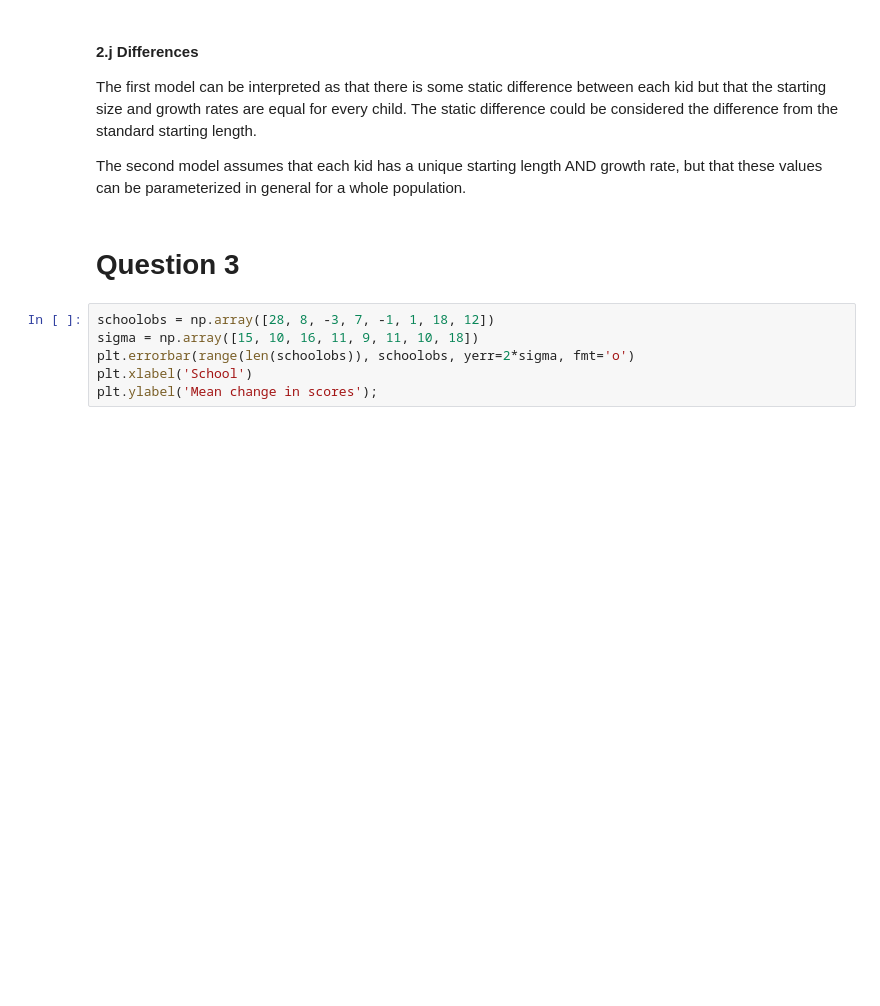
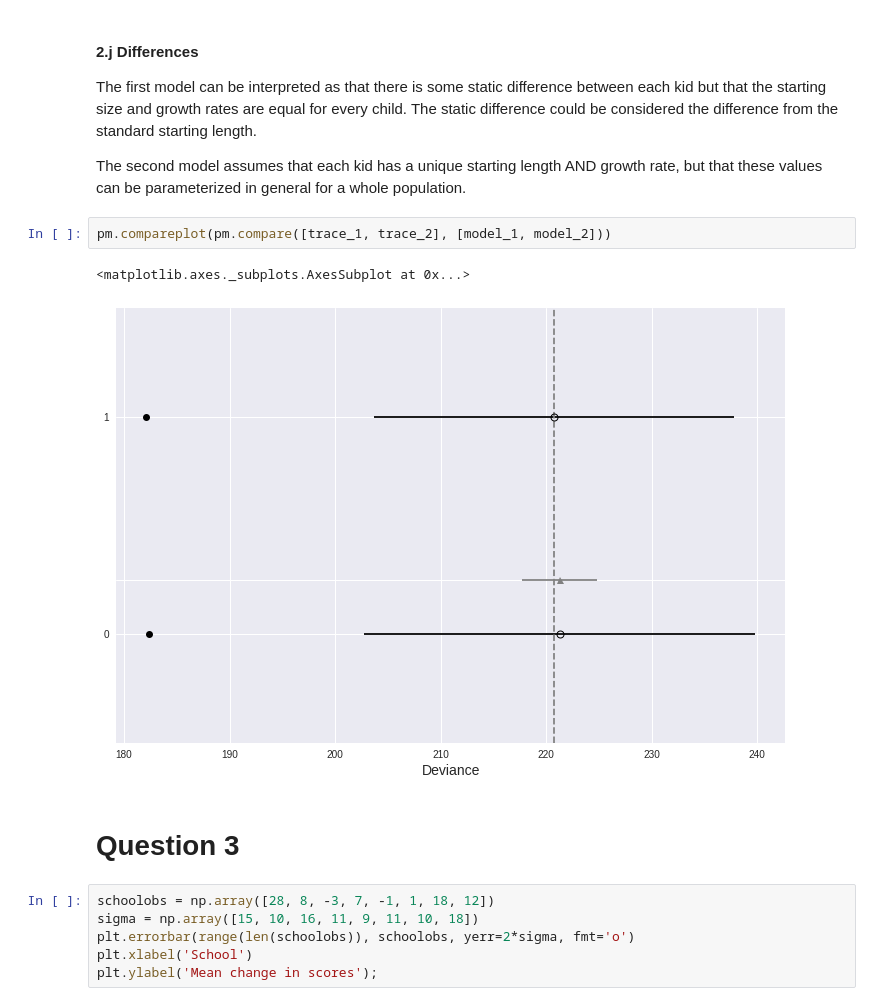
Before and after one commit to mileslucas/stat444, a Jupyter notebook: hw3/hw3.ipynb, the cells around one changed output. Cells and saved outputs as stored; diff of their text form; blank space fills up the shorter version.

```diff
--- a/hw3/hw3.ipynb
+++ b/hw3/hw3.ipynb
@@ -326,6 +328,11 @@ plt.xlabel(r'$\beta_1$ (in. / 6 mo.)');
 The first model can be interpreted as that there is some static difference between each kid but that the starting size and growth rates are equal for every child. The static difference could be considered the difference from the standard starting length.
 
 The second model assumes that each kid has a unique starting length AND growth rate, but that these values can be parameterized in general for a whole population.
+# %%
+pm.compareplot(pm.compare([trace_1, trace_2], [model_1, model_2]))
+# %% [output]
+<matplotlib.axes._subplots.AxesSubplot at 0x...>
+[figure, added]
 # %% [markdown]
 # Question 3
 # %%
```
Also changed, not shown: parts of 10 cells of this notebook, 1 other file.
